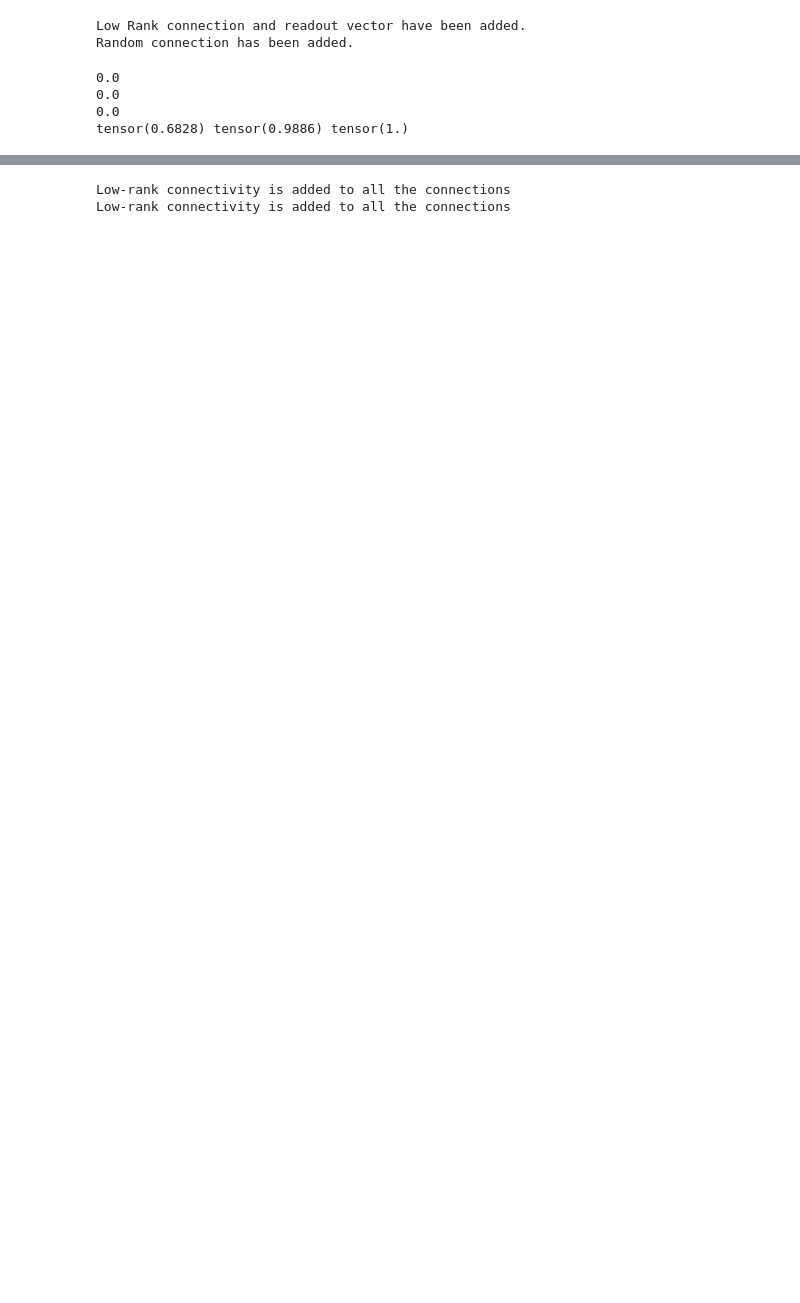
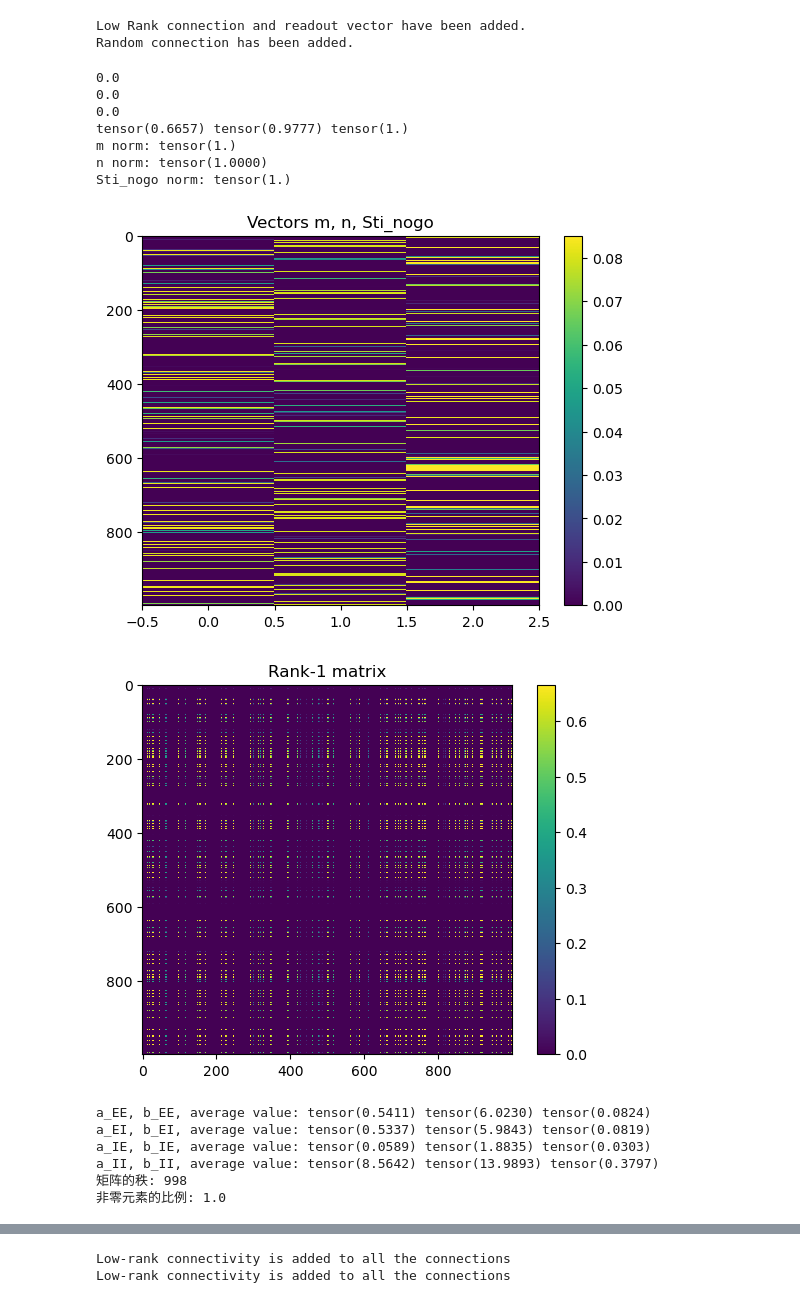
Before and after one commit to LiBinUtokyo/LowRank_ModifiedTheta_SNN, a Jupyter notebook: PYTHON/main_pytorch.ipynb, the cells around one changed output, grey strips where cells are left out. Cells and saved outputs as stored; diff of their text form; code cells hidden in the pictures; blank space fills up the shorter version.

```diff
--- a/PYTHON/main_pytorch.ipynb
+++ b/PYTHON/main_pytorch.ipynb
@@ -213,10 +240,24 @@ Random connection has been added.
 # %%
 print(np.dot(Sti_go.squeeze(),Sti_nogo.squeeze()))
 print(np.dot(Sti_go.squeeze(),W_out.squeeze()))
 print(np.dot(Sti_nogo.squeeze(),W_out.squeeze()))
 print(torch.max(W_rank1),torch.max(conn_rand), torch.max(LRSNN.conn))
+
+show_mn(m,n,Sti_nogo,factor_mn)
+show_conn(N,N_E, N_I, P_EE, P_EI, P_IE, P_II,W_rank1,RS)
 # %% [output]
 0.0
 0.0
 0.0
-tensor(0.6828) tensor(0.9886) tensor(1.)
+tensor(0.6657) tensor(0.9777) tensor(1.)
+m norm: tensor(1.)
+n norm: tensor(1.0000)
+Sti_nogo norm: tensor(1.)
+[figure, added]
+[figure, added]
+a_EE, b_EE, average value: tensor(0.5411) tensor(6.0230) tensor(0.0824)
+a_EI, b_EI, average value: tensor(0.5337) tensor(5.9843) tensor(0.0819)
+a_IE, b_IE, average value: tensor(0.0589) tensor(1.8835) tensor(0.0303)
+a_II, b_II, average value: tensor(8.5642) tensor(13.9893) tensor(0.3797)
+矩阵的秩: 998
+非零元素的比例: 1.0
```
Also changed, not shown: parts of 12 cells of this notebook, 2 other files.
